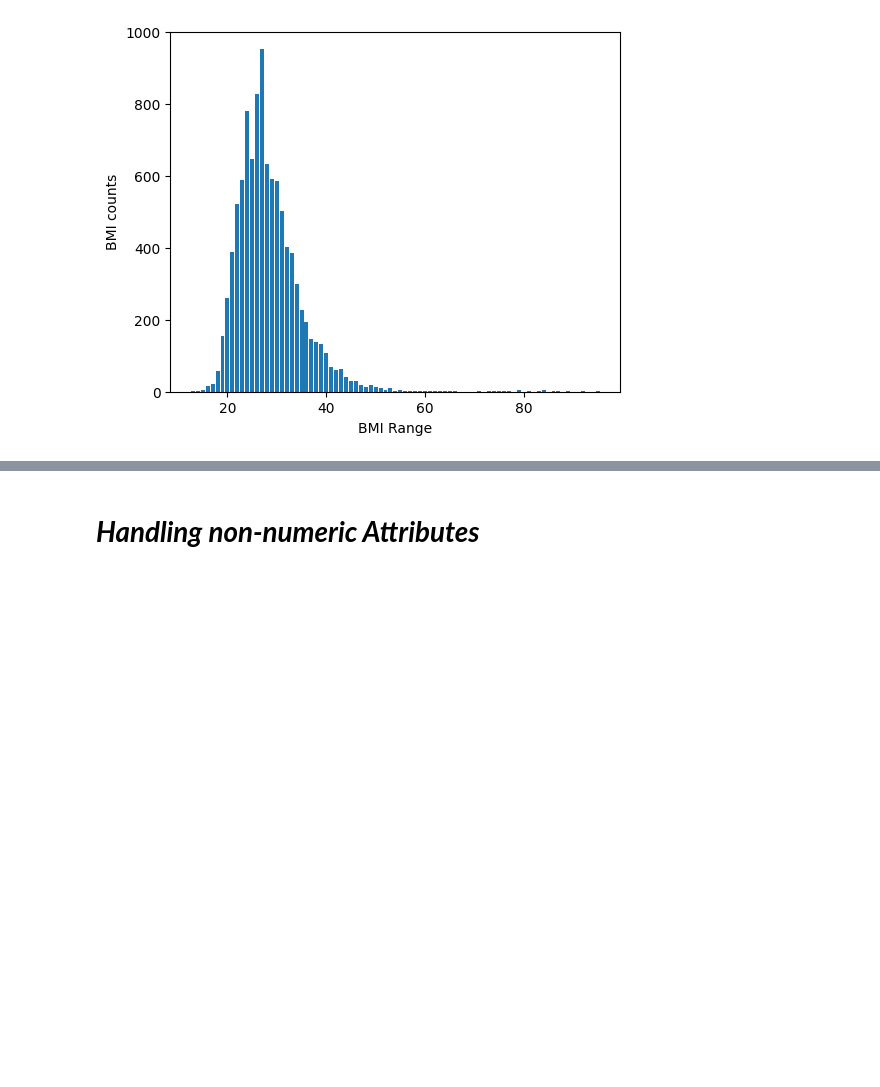
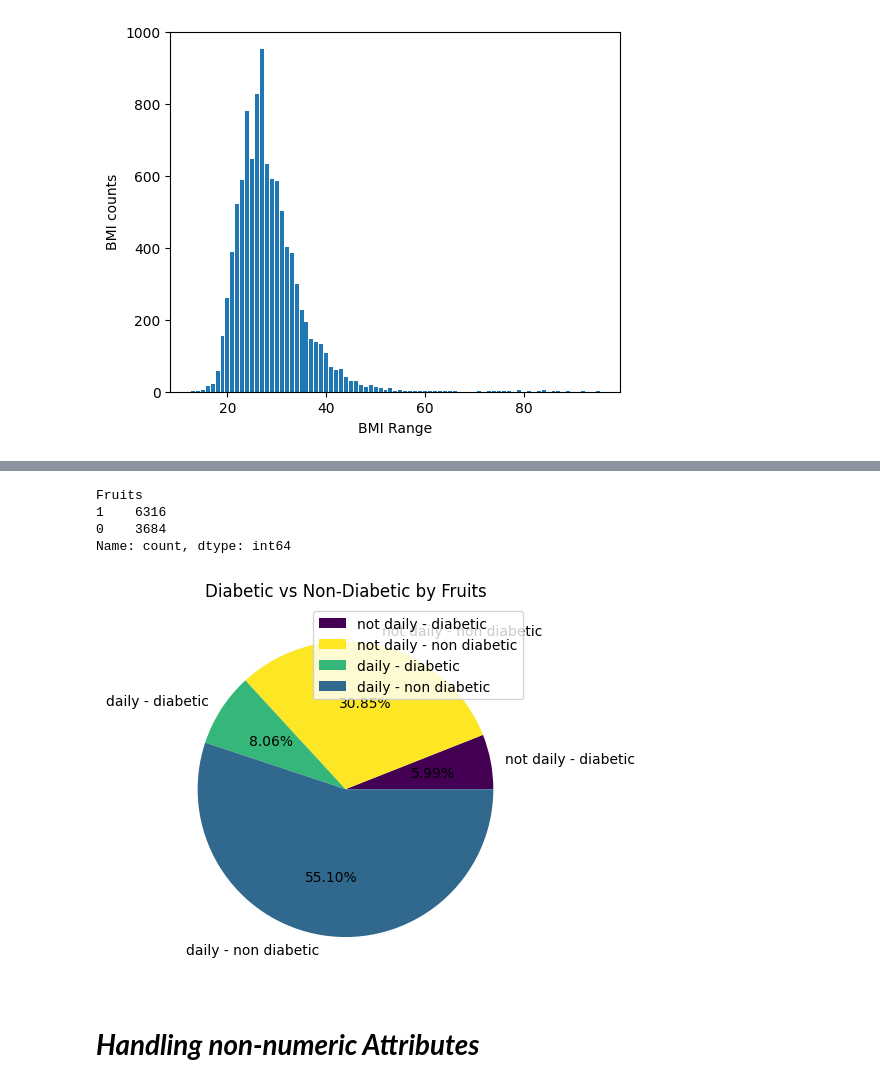
Before and after one commit to amjadAwad95/diabetes-prediction, a Jupyter notebook: src/EDA.ipynb, the cells around one changed output, grey strips where cells are left out. Drawn from its saved outputs; the diff is of its cells as text; code cells hidden in the pictures; blank space fills up the shorter version.

```diff
--- a/src/EDA.ipynb
+++ b/src/EDA.ipynb
@@ -415,3 +437,19 @@ plt.show()
+# %%
+diabetes_train_dataframe["Fruits"].value_counts()
+# %% [output]
+Fruits
+1    6316
+0    3684
+Name: count, dtype: int64
+# %%
+grouped_by_fruits = diabetes_train_dataframe.groupby(["Fruits", "Diabetes_binary"]).size().sort_index()
+nums = [grouped_by_fruits[0], grouped_by_fruits[1], grouped_by_fruits[2], grouped_by_fruits[3]]
+plt.pie(nums, labels = labels, autopct='%0.2f%%', colors=["#440154FF", "#FDE725FF", "#35B779FF", "#31688EFF"])
+plt.legend()
+plt.title("Diabetic vs Non-Diabetic by Fruits")
+plt.show()
+# %% [output]
+[figure, added]
 # %% [markdown]
 # ***Handling non-numeric Attributes***
 # %% [markdown]
```
Also changed, not shown: parts of 7 cells of this notebook.
